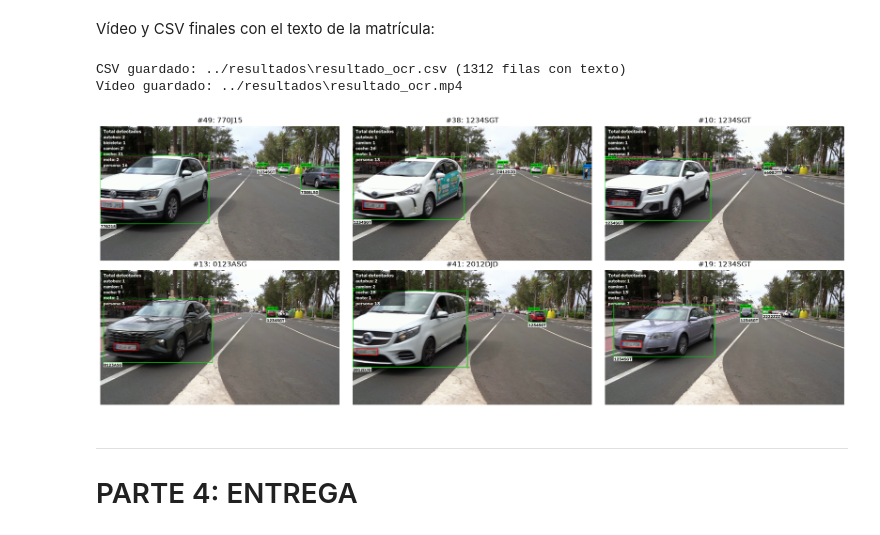
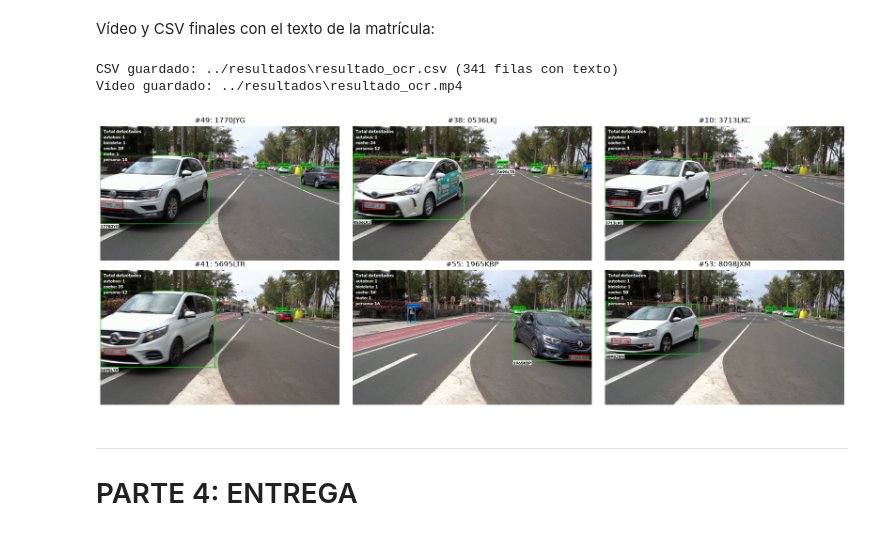
Before and after one commit to pablodmsngn/VC, a Jupyter notebook: PRACTICA_4/TAREAS/VC_P4_TAREA_2.ipynb, the cells around one changed output. Drawn from its saved outputs; the diff is of its cells as text; code cells hidden in the pictures.

```diff
--- a/PRACTICA_4/TAREAS/VC_P4_TAREA_2.ipynb
+++ b/PRACTICA_4/TAREAS/VC_P4_TAREA_2.ipynb
@@ -86,14 +86,16 @@ def limpiar_texto(texto):
     t = normalizar(texto)
     if es_valida(t):
         return t
-    for i in range(0, max(1, len(t) - 6)):
+    # Probar todas las ventanas de 7 caracteres y quedarse con la que necesita menos sustituciones
+    mejor = None
+    for i in range(len(t) - 6):
         ventana = t[i:i + 7]
-        if len(ventana) < 7:
-            break
         candidata = ventana[:4].translate(A_DIGITO) + ventana[4:].translate(A_LETRA)
         if FORMATO_ACTUAL.fullmatch(candidata):
-            return candidata
-    return t
+            cambios = sum(a != b for a, b in zip(ventana, candidata))
+            if mejor is None or cambios < mejor[0]:
+                mejor = (cambios, candidata)
+    return mejor[1] if mejor else t
 
 
 for ejemplo in ['E 1234 BCD', '1Z34-8CD.', 'L5805MRJ', 'GC 6744 AK', '7657 NELP']:
@@ -425,6 +477,9 @@ def etiqueta(img, texto, x, y, fondo, color_texto=(0, 0, 0), escala=0.6, grosor=
 
 
 por_fotograma = {k: g for k, g in df.groupby('fotograma')}
+# Clase de cada objeto = la mayoritaria de su track (igual que en el conteo de la Tarea 1)
+clase_por_id = df.groupby('identificador_tracking').tipo_objeto.agg(lambda s: s.mode()[0]).to_dict()
+frames_por_id = df.groupby('identificador_tracking').size().to_dict()
 cap = cv2.VideoCapture(VIDEO_PATH)
 fps = cap.get(cv2.CAP_PROP_FPS)
 ancho, alto = int(cap.get(3)), int(cap.get(4))
@@ -437,10 +492,12 @@ while True:
     if not ok:
         break
     for f in por_fotograma.get(n, pd.DataFrame()).itertuples():
-        color = COLORES.get(f.tipo_objeto, (200, 200, 200))
-        vistos[f.tipo_objeto].add(f.identificador_tracking)
+        clase = clase_por_id[f.identificador_tracking]
+        color = COLORES.get(clase, (200, 200, 200))
+        if frames_por_id[f.identificador_tracking] >= 5:   # mismo filtro que en la Tarea 1
+            vistos[clase].add(f.identificador_tracking)
         cv2.rectangle(frame, (f.x1, f.y1), (f.x2, f.y2), color, 3)
-        etiqueta(frame, f'{f.tipo_objeto} #{f.identificador_tracking}', f.x1, f.y1 - 4, color)
+        etiqueta(frame, f'{clase} #{f.identificador_tracking}', f.x1, f.y1 - 4, color)
         texto = texto_por_id.get(f.identificador_tracking, '')
         if f.matricula_en_su_caso == 'si':
             mx1, my1, mx2, my2 = int(f.mx1), int(f.my1), int(f.mx2), int(f.my2)
@@ -455,35 +512,35 @@ while True:
     cv2.putText(frame, 'Total detectados', (25, 55), cv2.FONT_HERSHEY_SIMPLEX, 1.3, (255, 255, 255), 3, cv2.LINE_AA)
     for k, linea in enumerate(lineas):
         cv2.putText(frame, linea, (25, 100 + 45 * k), cv2.FONT_HERSHEY_SIMPLEX, 1.2, (255, 255, 255), 3, cv2.LINE_AA)
     writer.write(cv2.resize(frame, tam_salida))
     n += 1
 cap.release()
 writer.release()
 print('Vídeo guardado:', SALIDA_VIDEO)
 
 # Algunos fotogramas con el texto leído
 ids_con_texto = [tid for tid, t in texto_por_id.items() if t]
 ejemplos = (df[(df.matricula_en_su_caso == 'si') & df.identificador_tracking.isin(ids_con_texto)]
             .assign(area=lambda d: (d.mx2.astype(int) - d.mx1.astype(int)) * (d.my2.astype(int) - d.my1.astype(int)))
             .sort_values('area', ascending=False).drop_duplicates('identificador_tracking').head(6))
 cap = cv2.VideoCapture(SALIDA_VIDEO)
 plt.figure(figsize=(18, 7))
 for i, f in enumerate(ejemplos.itertuples()):
     cap.set(cv2.CAP_PROP_POS_FRAMES, f.fotograma)
     ok, img = cap.read()
     if ok:
         cv2.imwrite(os.path.join(CARPETA_RESULTADOS, f'ocr_frame_{f.fotograma}.jpg'), img)
         plt.subplot(2, 3, i + 1)
         plt.imshow(cv2.cvtColor(img, cv2.COLOR_BGR2RGB))
         plt.title(f'#{f.identificador_tracking}: {texto_por_id[f.identificador_tracking]}')
         plt.axis('off')
 cap.release()
 plt.tight_layout()
 plt.show()
 # %% [output]
-CSV guardado: ../resultados\resultado_ocr.csv (1312 filas con texto)
+CSV guardado: ../resultados\resultado_ocr.csv (341 filas con texto)
 Vídeo guardado: ../resultados\resultado_ocr.mp4
-[figure, old version]
+[figure, new version]
 # %% [markdown]
 ---
 # PARTE 4: ENTREGA
```
Also changed, not shown: parts of 8 cells of this notebook, 13 other files.
